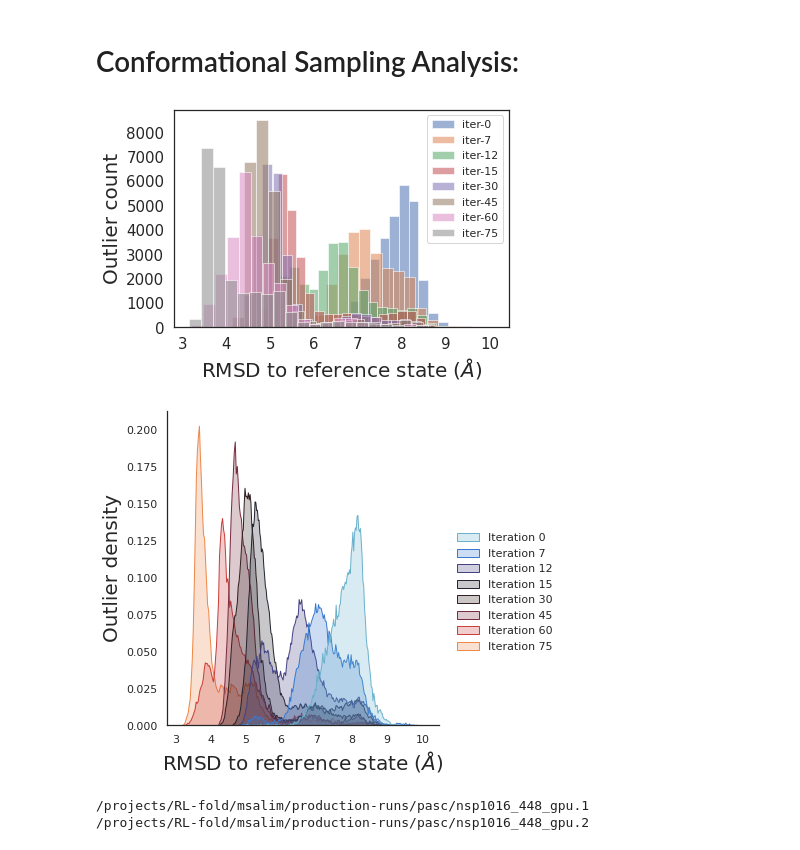
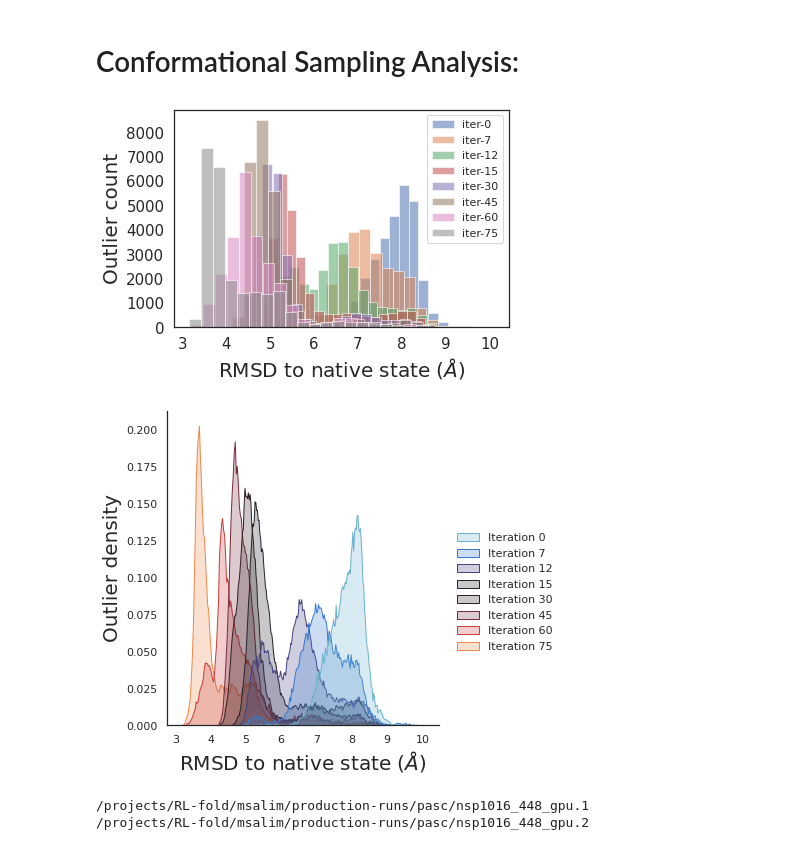
Before and after one commit to braceal/PASC21-Stream-AI-MD, a Jupyter notebook: timestamp_analysis.ipynb, the cells around one changed output. Drawn from its saved outputs; the diff is of its cells as text; code cells hidden in the pictures.

```diff
--- a/timestamp_analysis.ipynb
+++ b/timestamp_analysis.ipynb
@@ -344,7 +344,7 @@ plot_losses(paths, labels=labels, as_time=True)
 # %% [markdown]
 # Conformational Sampling Analysis:
 # %%
-def plot_conformational_sampling(paths, iterations=[0]):
+def plot_conformational_sampling(paths, iterations=[0], xlabel="", ylabel=""):
 
     # Collect all RMSD from each experiment
     rmsd_files = []
@@ -374,8 +374,8 @@ def plot_conformational_sampling(paths, iterations=[0]):
         )
 
     plt.legend(facecolor=LEGEND_FACECOLOR)
-    plt.xlabel(r'RMSD to reference state $(\AA)$', fontsize=LABEL_FONTSIZE)
-    plt.ylabel('Outlier count', fontsize=LABEL_FONTSIZE)
+    plt.xlabel(xlabel, fontsize=LABEL_FONTSIZE)
+    plt.ylabel(ylabel, fontsize=LABEL_FONTSIZE)
     plt.xticks(fontsize=TICK_FONTSIZE)
     plt.yticks(fontsize=TICK_FONTSIZE)
     #plt.savefig("./rmsd-histograms.png", dpi=600)
@@ -383,8 +383,10 @@ def plot_conformational_sampling(paths, iterations=[0]):
 # %%
 p = Path("/projects/RL-fold/msalim/production-runs/pasc/")
 paths = [p/"bba_28_cs1.1"]
+xlabel = r"RMSD to native state $(\AA)$"
+ylabel = "Outlier count"
 iterations = list(range(0, 82, 15)) + [7, 12]
-plot_conformational_sampling(paths, iterations)
+plot_conformational_sampling(paths, iterations, xlabel, ylabel)
 # %% [output]
-[figure, old version]
+[figure, new version]
 # %%
@@ -418,8 +420,11 @@ def kde_conformational_sampling(paths, iterations=[0], labels=None):
 # %%
 p = Path("/projects/RL-fold/msalim/production-runs/pasc/")
 paths = [p/"bba_28_cs1.1"]
+xlabel = r"RMSD to native state $(\AA)$"
+ylabel = "Outlier density"
+labels=[f"Iteration {i}" for i in sorted(iterations)]
 iterations = list(range(0, 82, 15)) + [7, 12]
-kde_conformational_sampling(paths, iterations, labels=[f"Iteration {i}" for i in sorted(iterations)])
+kde_conformational_sampling(paths, iterations, labels=labels, xlabel=xlabel, ylabel=ylabel)
 # %% [output]
-[figure, old version]
+[figure, new version]
 # %%
```
Also changed, not shown: parts of 3 cells of this notebook.
